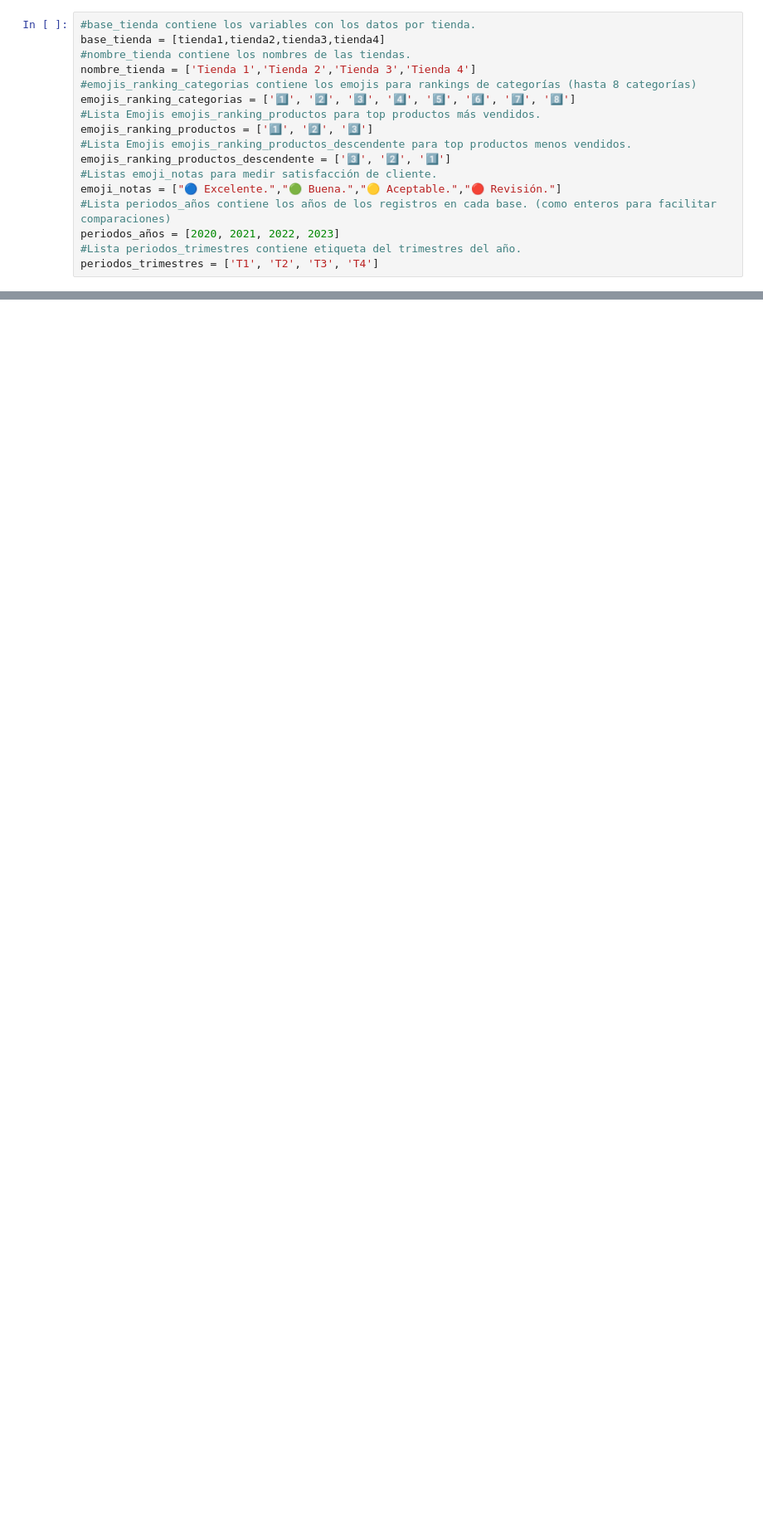
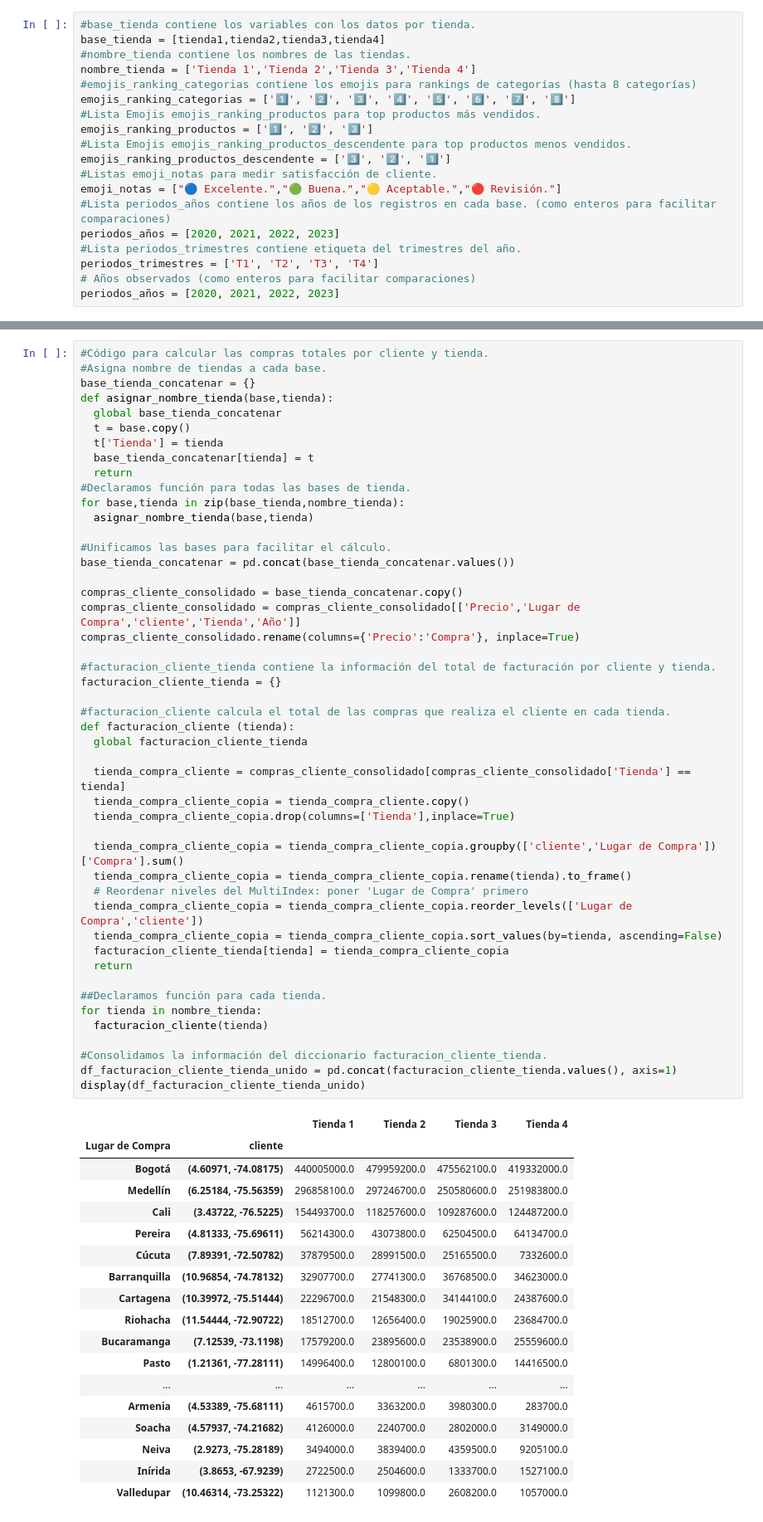
Before and after one commit to EuniceGarcia503/Challenge1_AluraStore, a Jupyter notebook: AluraStoreLatam.ipynb, the cells around one changed output, grey strips where cells are left out. Shown at 83% size. Drawn from its saved outputs; the diff is of its cells as text; blank space fills up the shorter version.

Commit message:
Agrego código p/ calcular las compras totales x cliente y tienda más cód. p/calcular la participación de las compras por cliente en las ventas globales y ventas totales por tienda.

```diff
--- a/AluraStoreLatam.ipynb
+++ b/AluraStoreLatam.ipynb
@@ -71,6 +71,8 @@ emoji_notas = ["🔵 Excelente.","🟢 Buena.","🟡 Aceptable.","🔴 Revisión
 periodos_años = [2020, 2021, 2022, 2023]
 #Lista periodos_trimestres contiene etiqueta del trimestres del año.
 periodos_trimestres = ['T1', 'T2', 'T3', 'T4']
+# Años observados (como enteros para facilitar comparaciones)
+periodos_años = [2020, 2021, 2022, 2023]
 # %%
 #Tratamiento de columna fechas para análisis temporales.
 #Dar formato datetime a columna Fecha de Compra.
@@ -1447,0 +1461,66 @@ print()
+# %%
+#Código para calcular las compras totales por cliente y tienda.
+#Asigna nombre de tiendas a cada base.
+base_tienda_concatenar = {}
+def asignar_nombre_tienda(base,tienda):
+  global base_tienda_concatenar
+  t = base.copy()
+  t['Tienda'] = tienda
+  base_tienda_concatenar[tienda] = t
+  return
+#Declaramos función para todas las bases de tienda.
+for base,tienda in zip(base_tienda,nombre_tienda):
+  asignar_nombre_tienda(base,tienda)
+
+#Unificamos las bases para facilitar el cálculo.
+base_tienda_concatenar = pd.concat(base_tienda_concatenar.values())
+
+compras_cliente_consolidado = base_tienda_concatenar.copy()
+compras_cliente_consolidado = compras_cliente_consolidado[['Precio','Lugar de Compra','cliente','Tienda','Año']]
+compras_cliente_consolidado.rename(columns={'Precio':'Compra'}, inplace=True)
+
+#facturacion_cliente_tienda contiene la información del total de facturación por cliente y tienda.
+facturacion_cliente_tienda = {}
+
+#facturacion_cliente calcula el total de las compras que realiza el cliente en cada tienda.
+def facturacion_cliente (tienda):
+  global facturacion_cliente_tienda
+
+  tienda_compra_cliente = compras_cliente_consolidado[compras_cliente_consolidado['Tienda'] == tienda]
+  tienda_compra_cliente_copia = tienda_compra_cliente.copy()
+  tienda_compra_cliente_copia.drop(columns=['Tienda'],inplace=True)
+
+  tienda_compra_cliente_copia = tienda_compra_cliente_copia.groupby(['cliente','Lugar de Compra'])['Compra'].sum()
+  tienda_compra_cliente_copia = tienda_compra_cliente_copia.rename(tienda).to_frame()
+  # Reordenar niveles del MultiIndex: poner 'Lugar de Compra' primero
+  tienda_compra_cliente_copia = tienda_compra_cliente_copia.reorder_levels(['Lugar de Compra','cliente'])
+  tienda_compra_cliente_copia = tienda_compra_cliente_copia.sort_values(by=tienda, ascending=False)
+  facturacion_cliente_tienda[tienda] = tienda_compra_cliente_copia
+  return
+
+##Declaramos función para cada tienda.
+for tienda in nombre_tienda:
+  facturacion_cliente(tienda)
+
+#Consolidamos la información del diccionario facturacion_cliente_tienda.
+df_facturacion_cliente_tienda_unido = pd.concat(facturacion_cliente_tienda.values(), axis=1)
+display(df_facturacion_cliente_tienda_unido)
+# %% [output]
+|  |  | Tienda 1 | Tienda 2 | Tienda 3 | Tienda 4 |
+| Lugar de Compra | cliente |  |  |  |  |
+| Bogotá | (4.60971, -74.08175) | 440005000.0 | 479959200.0 | 475562100.0 | 419332000.0 |
+| Medellín | (6.25184, -75.56359) | 296858100.0 | 297246700.0 | 250580600.0 | 251983800.0 |
+| Cali | (3.43722, -76.5225) | 154493700.0 | 118257600.0 | 109287600.0 | 124487200.0 |
+| Pereira | (4.81333, -75.69611) | 56214300.0 | 43073800.0 | 62504500.0 | 64134700.0 |
+| Cúcuta | (7.89391, -72.50782) | 37879500.0 | 28991500.0 | 25165500.0 | 7332600.0 |
+| Barranquilla | (10.96854, -74.78132) | 32907700.0 | 27741300.0 | 36768500.0 | 34623000.0 |
+| Cartagena | (10.39972, -75.51444) | 22296700.0 | 21548300.0 | 34144100.0 | 24387600.0 |
+| Riohacha | (11.54444, -72.90722) | 18512700.0 | 12656400.0 | 19025900.0 | 23684700.0 |
+| Bucaramanga | (7.12539, -73.1198) | 17579200.0 | 23895600.0 | 23538900.0 | 25559600.0 |
+| Pasto | (1.21361, -77.28111) | 14996400.0 | 12800100.0 | 6801300.0 | 14416500.0 |
+| ... | ... | ... | ... | ... | ... |
+| Armenia | (4.53389, -75.68111) | 4615700.0 | 3363200.0 | 3980300.0 | 283700.0 |
+| Soacha | (4.57937, -74.21682) | 4126000.0 | 2240700.0 | 2802000.0 | 3149000.0 |
+| Neiva | (2.9273, -75.28189) | 3494000.0 | 3839400.0 | 4359500.0 | 9205100.0 |
+| Inírida | (3.8653, -67.9239) | 2722500.0 | 2504600.0 | 1333700.0 | 1527100.0 |
+| Valledupar | (10.46314, -73.25322) | 1121300.0 | 1099800.0 | 2608200.0 | 1057000.0 |
```
Also changed, not shown: parts of 4 cells of this notebook.
